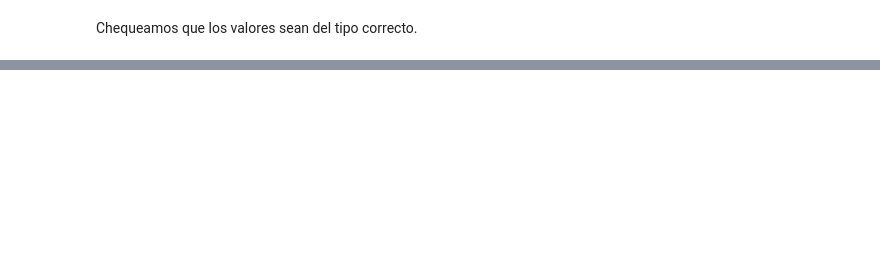
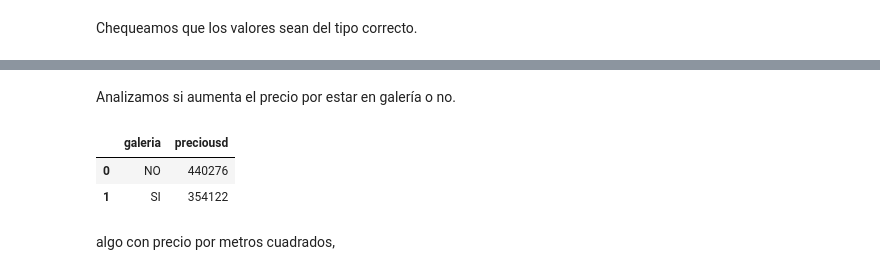
Before and after one commit to stevennm/data_science_utn_clusterai2021_Martins, a Jupyter notebook: clusterai_Steven_Martins_eda.ipynb, the cells around one changed output, grey strips where cells are left out. Cells and saved outputs as stored; diff of their text form; code cells hidden in the pictures; blank space fills up the shorter version.

```diff
--- a/clusterai_Steven_Martins_eda.ipynb
+++ b/clusterai_Steven_Martins_eda.ipynb
@@ -89,0 +168,11 @@ plt.show()
+# %% [markdown]
+Analizamos si aumenta el precio por estar en galería o no.
+# %%
+graf_gal = df.groupby('galeria', as_index=False)['preciousd'].mean()
+graf_gal
+# %% [output]
+|  | galeria | preciousd |
+| 0 | NO | 440276 |
+| 1 | SI | 354122 |
+# %% [markdown]
+algo con precio por metros cuadrados,
```
Also changed, not shown: parts of 12 cells of this notebook.
